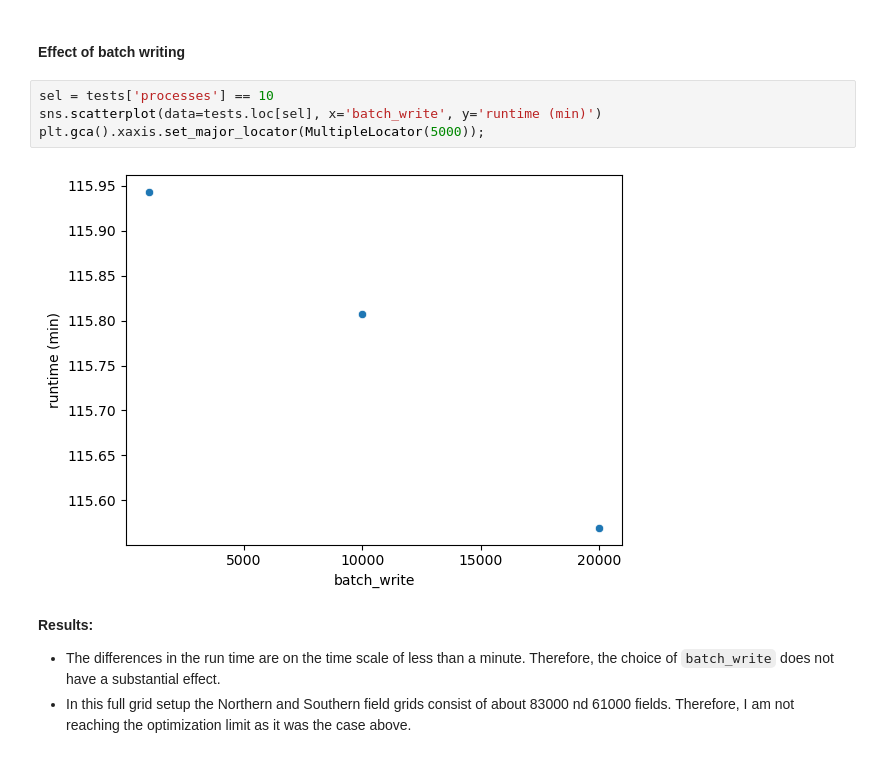
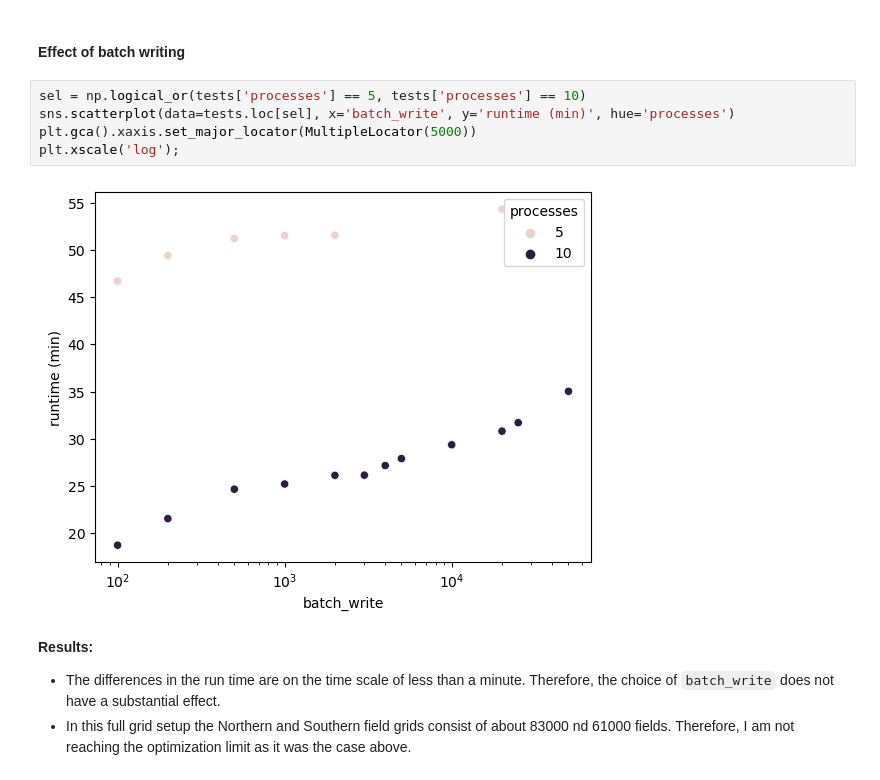
Before and after one commit to skiehl/pasiphae-survey-planner, a Jupyter notebook: Test_Runtime.ipynb, the cells around one changed output. Cells and saved outputs as stored; diff of their text form.

Commit message:
Updated runtime tests.

```diff
--- a/RunTimeTests.ipynb
+++ b/Test_Runtime.ipynb
@@ -361,11 +372,12 @@ plt.gca().xaxis.set_major_locator(MultipleLocator(10));
 # %% [markdown]
 #### Effect of batch writing
 # %%
-sel = tests['processes'] == 10
-sns.scatterplot(data=tests.loc[sel], x='batch_write', y='runtime (min)')
-plt.gca().xaxis.set_major_locator(MultipleLocator(5000));
+sel = np.logical_or(tests['processes'] == 5, tests['processes'] == 10)
+sns.scatterplot(data=tests.loc[sel], x='batch_write', y='runtime (min)', hue='processes')
+plt.gca().xaxis.set_major_locator(MultipleLocator(5000))
+plt.xscale('log');
 # %% [output]
-[figure, old version]
+[figure, new version]
 # %% [markdown]
 **Results:**
 - The differences in the run time are on the time scale of less than a minute. Therefore, the choice of `batch_write` does not have a substantial effect.
```
Also changed, not shown: parts of 6 cells of this notebook, 6 other files.
